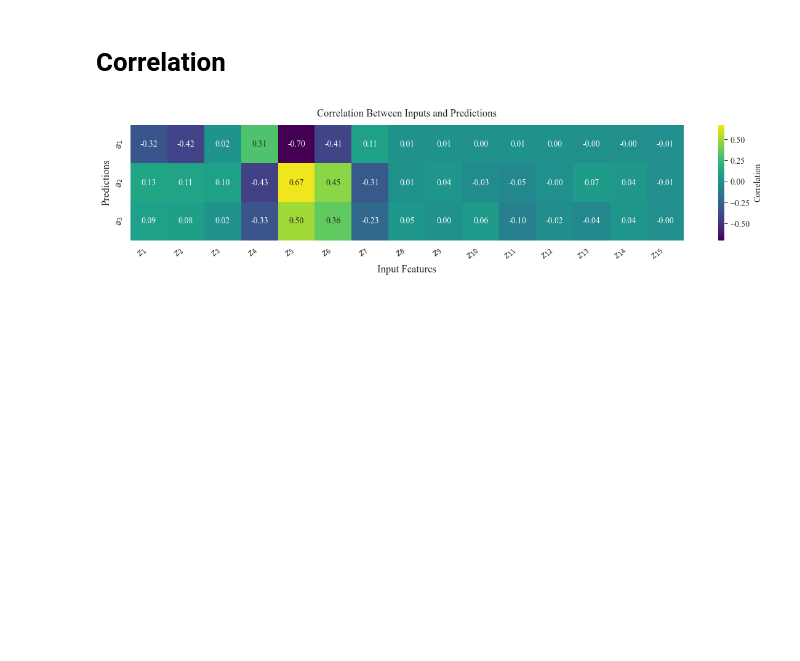
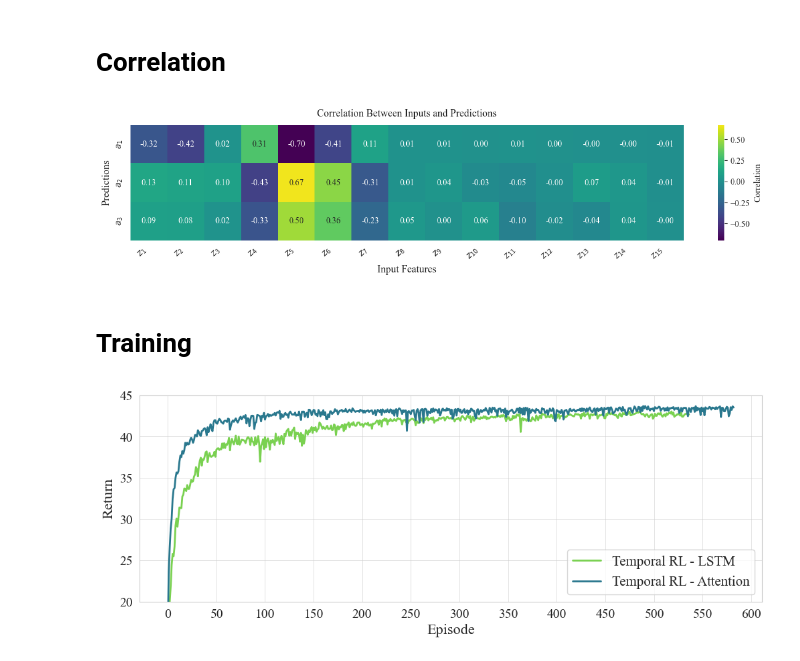
Before and after one commit to arbit3rr/ES-Temporal-RL, a Jupyter notebook: 8. plot_results.ipynb, the cells around one changed output. Cells and saved outputs as stored; diff of their text form; code cells hidden in the pictures; blank space fills up the shorter version.

Commit message:
updated training curves

```diff
--- a/8. plot_results.ipynb
+++ b/8. plot_results.ipynb
@@ -1134,3 +1134,42 @@ plt.tight_layout()
 plt.show()
 # %% [output]
 [figure]
+# %% [markdown]
+# Training
+# %%
+LSTM_path = "plots/CSV/Logs_LSTM_SAC"
+Att_path = "plots/CSV/Logs_AttentionPEDIM_SAC"
+
+CURVE_PATH = [LSTM_path, Att_path]
+# %%
+import numpy as np
+import matplotlib.pyplot as plt
+import pandas as pd
+import seaborn as sns
+sns.set_style('whitegrid')
+
+plt.rcParams['font.family'] = 'Times New Roman'
+# Get the viridis_r colormap
+cmap = plt.get_cmap('viridis_r')
+colors = cmap(np.linspace(0.2, 1, 3))  # Generate 10 colors from the colormap
+
+plt.figure(figsize=(12, 4))
+for i, cp in enumerate(CURVE_PATH):
+    train_curve = pd.read_csv(f"{cp}_train.csv")
+    plt.plot(train_curve['Step'], train_curve['Value'], label='Train',  color=colors[i], linewidth=2)
+
+plt.xlabel('Episode', size=16)
+plt.ylabel('Return', size=16)
+plt.grid(True, which='major', linestyle='-', linewidth=0.4)
+plt.ylim([20,45])
+# # Set x-axis ticks
+# minor_hours = np.arange(0, 25, 0.25)
+major_hours = np.arange(0, 650, 50)
+# plt.xticks(minor_hours, minor=True, fontsize=4)
+plt.xticks(major_hours, minor=False, fontsize=14)
+plt.yticks(fontsize=14)
+plt.legend(['Temporal RL - LSTM', 'Temporal RL - Attention'], fontsize=15, loc='lower right')
+plt.savefig(f'plots/training_return.png', dpi=300, bbox_inches='tight', pad_inches=0)
+plt.show()
+# %% [output]
+[figure, added]
```
